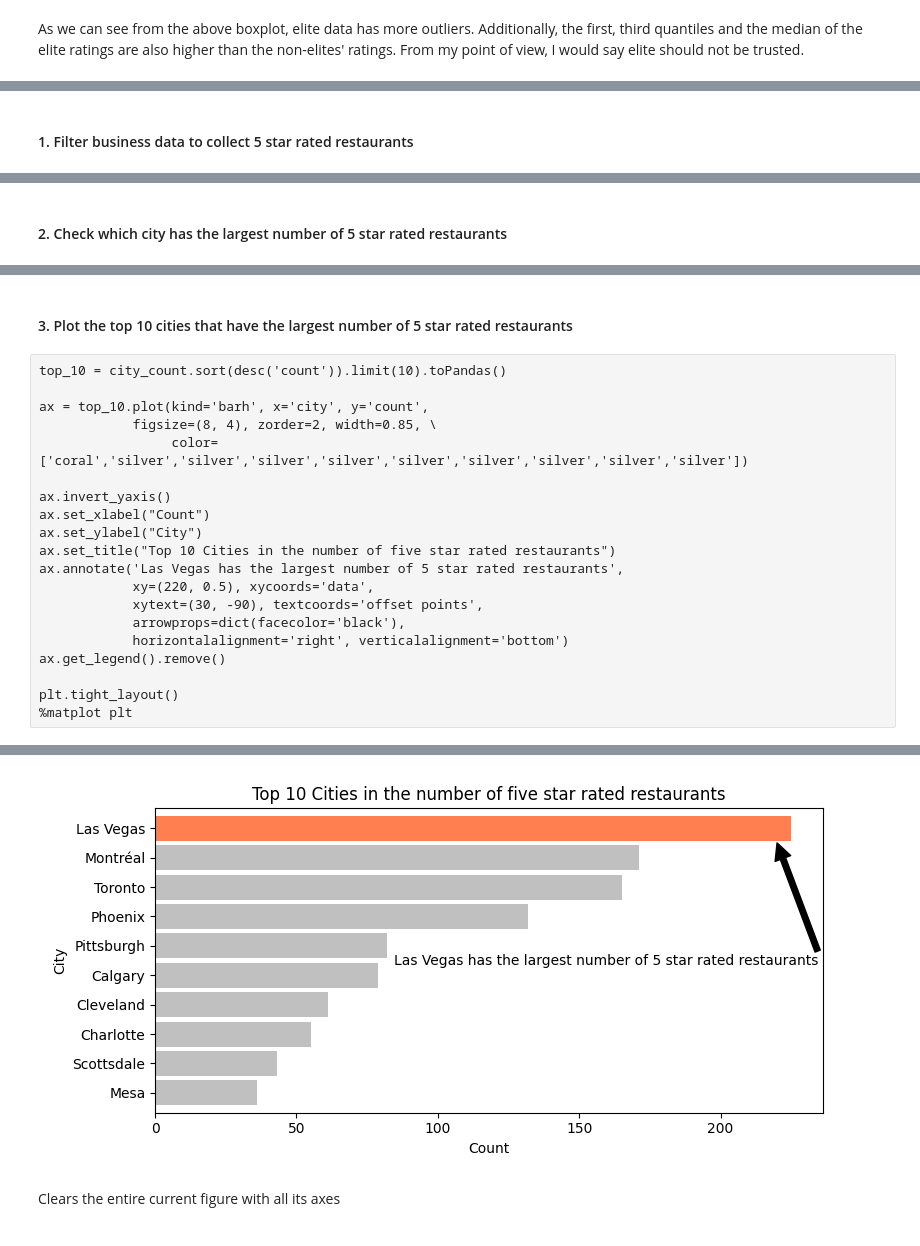
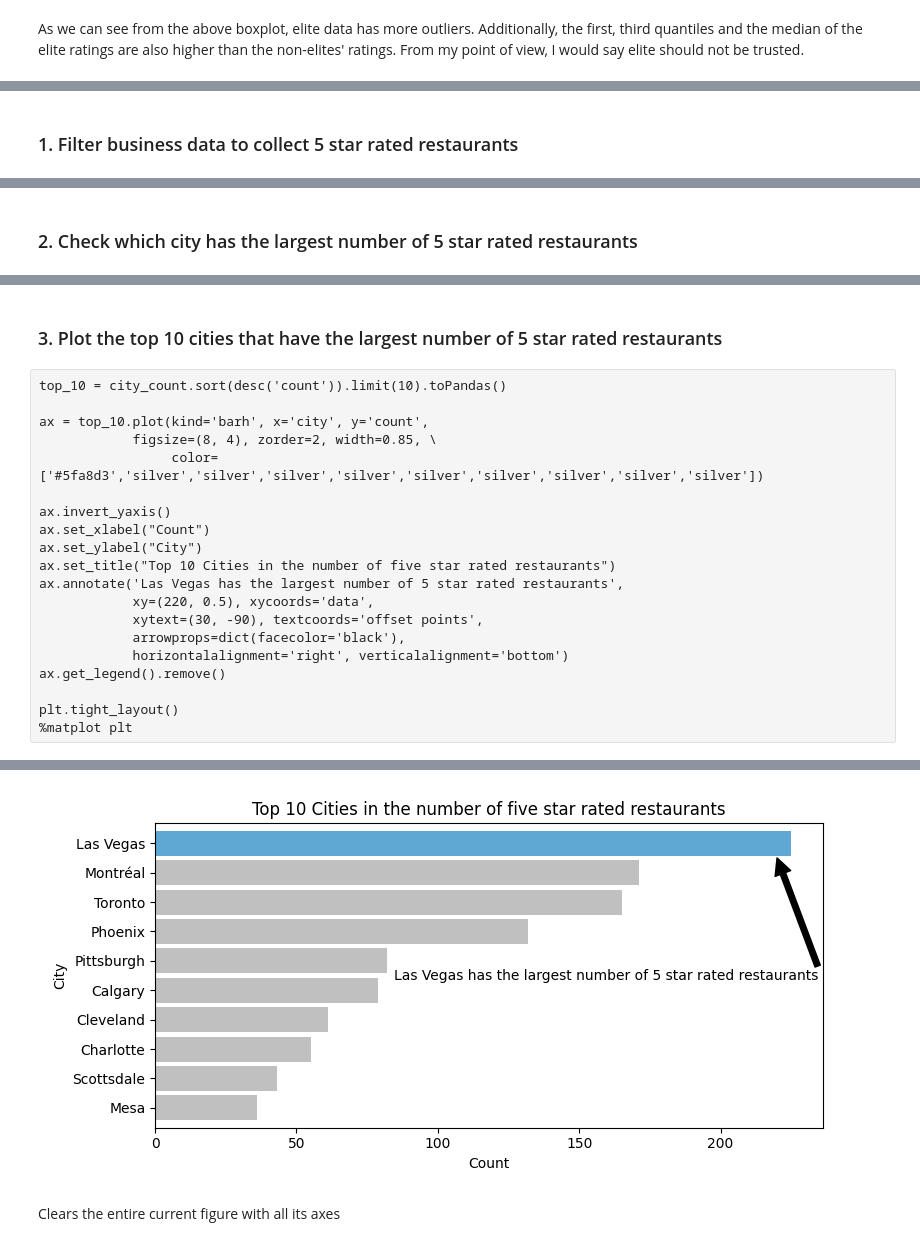
Before and after one commit to wuyaheng/EMR-S3-Pyspark, a Jupyter notebook: Analysis.ipynb, the cells around one changed output, grey strips where cells are left out. Saved outputs shown, nothing was run; the diff lists cells and outputs as text.

```diff
--- a/Analysis.ipynb
+++ b/Analysis.ipynb
@@ -717,5 +616,5 @@ As we can see from the above boxplot, elite data has more outliers. Additionally
 # %% [markdown]
-#### 1. Filter business data to collect 5 star rated restaurants
+### 1. Filter business data to collect 5 star rated restaurants
 # %%
 five_strs_resta_df = business_df.select('business_id', 'name', 'city', 'stars', 'review_count', 'address', 'categories') \
                                         .where(col('categories').like("%Restaurants%")) \
@@ -723,7 +622,7 @@ five_strs_resta_df = business_df.select('business_id', 'name', 'city', 'stars',
 # %% [output]
 [interactive output not drawn]
 # %% [markdown]
-#### 2. Check which city has the largest number of 5 star rated restaurants
+### 2. Check which city has the largest number of 5 star rated restaurants
 # %%
 city_count = five_strs_resta_df.select('city').groupby(five_strs_resta_df.city).count().sort('count', ascending=False)
 city_count.show()
@@ -747,30 +646,30 @@ city_count.show()
 +-----------+-----+
 only showing top 20 rows
 # %% [markdown]
-#### 3. Plot the top 10 cities that have the largest number of 5 star rated restaurants
+### 3. Plot the top 10 cities that have the largest number of 5 star rated restaurants
 # %%
 top_10 = city_count.sort(desc('count')).limit(10).toPandas()
 
 ax = top_10.plot(kind='barh', x='city', y='count',
             figsize=(8, 4), zorder=2, width=0.85, \
-                 color=['coral','silver','silver','silver','silver','silver','silver','silver','silver','silver'])
+                 color=['#5fa8d3','silver','silver','silver','silver','silver','silver','silver','silver','silver'])
 
 ax.invert_yaxis()
 ax.set_xlabel("Count")
 ax.set_ylabel("City")
 ax.set_title("Top 10 Cities in the number of five star rated restaurants")
 ax.annotate('Las Vegas has the largest number of 5 star rated restaurants',
             xy=(220, 0.5), xycoords='data',
             xytext=(30, -90), textcoords='offset points',
             arrowprops=dict(facecolor='black'),
             horizontalalignment='right', verticalalignment='bottom')
 ax.get_legend().remove()
 
 plt.tight_layout()
 %matplot plt
 # %% [output]
 [interactive output not drawn]
-[figure, old version]
+[figure, new version]
 # %% [markdown]
 Clears the entire current figure with all its axes
 # %%
```
Also changed, not shown: parts of 30 cells of this notebook, 2 other files.
